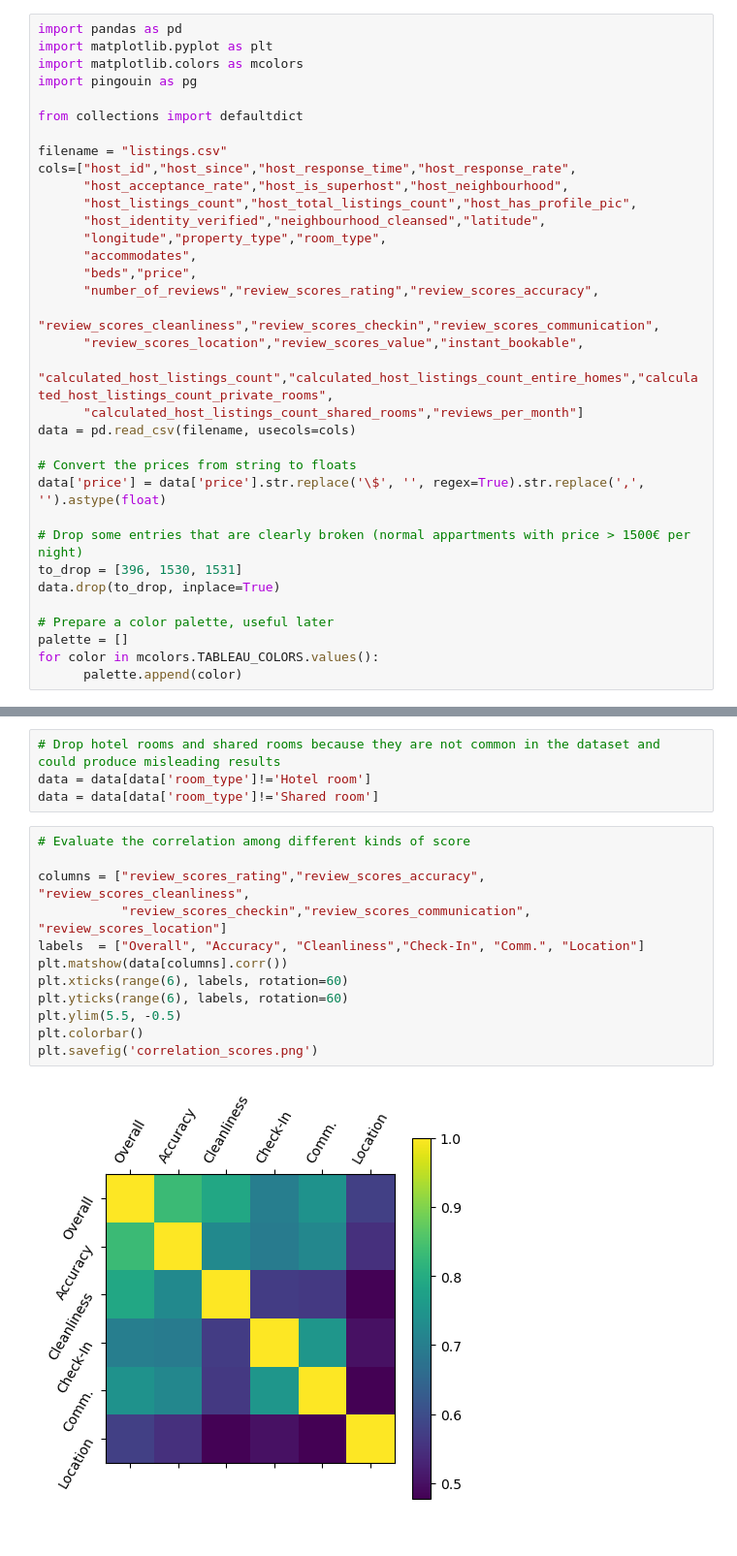
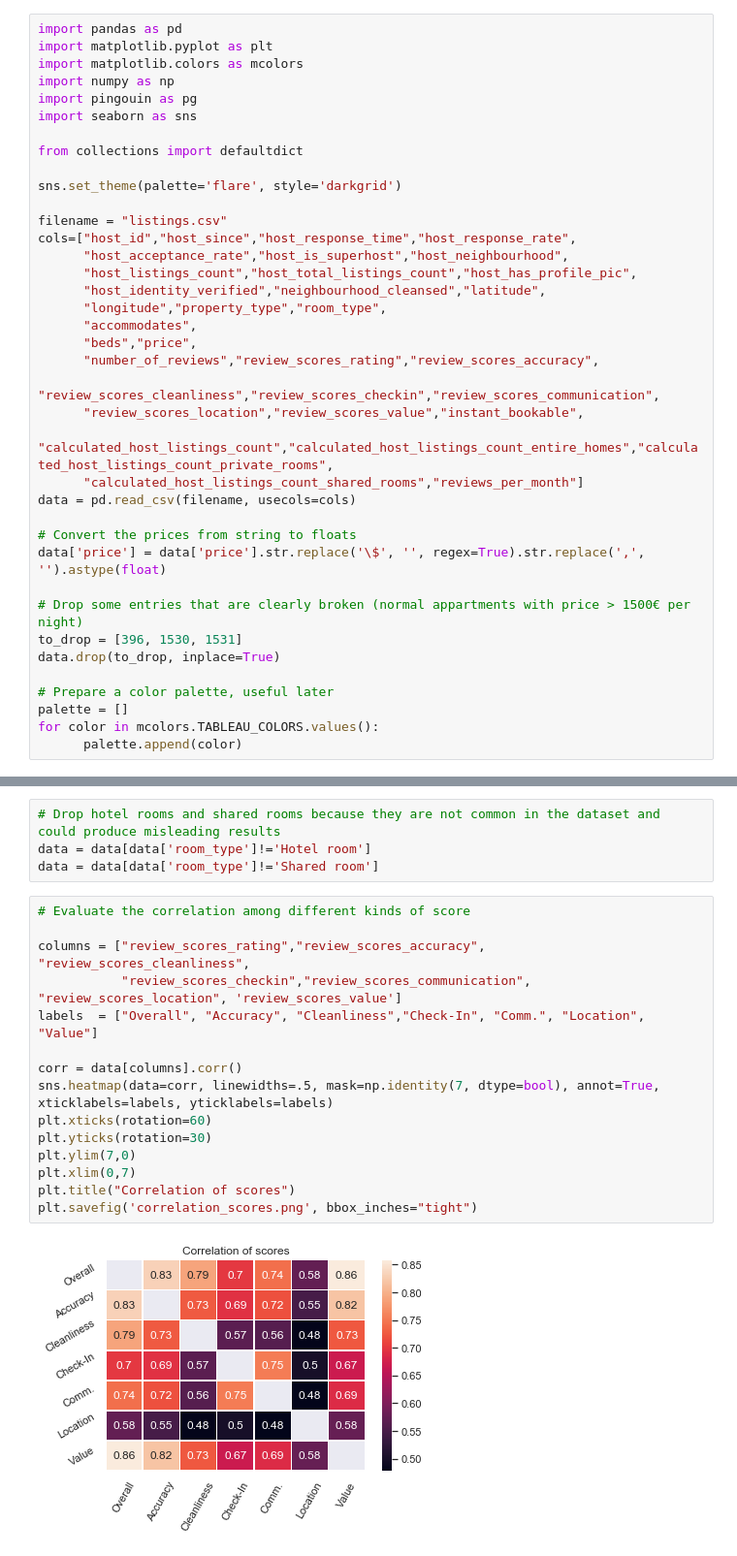
Before and after one commit to AlexLu94/MyDataAnalysisPortfolio, a Jupyter notebook: airbnb_in_brussels/analysis.ipynb, the cells around one changed output, grey strips where cells are left out. Shown at 97% size. Saved outputs shown, nothing was run; the diff lists cells and outputs as text.

```diff
--- a/airbnb_in_brussels/analysis.ipynb
+++ b/airbnb_in_brussels/analysis.ipynb
@@ -79,9 +80,13 @@ We observe that the score assigned to the communication experience is inversely
 import pandas as pd
 import matplotlib.pyplot as plt
 import matplotlib.colors as mcolors
+import numpy as np
 import pingouin as pg
+import seaborn as sns
 
 from collections import defaultdict
+
+sns.set_theme(palette='flare', style='darkgrid')
 
 filename = "listings.csv"
 cols=["host_id","host_since","host_response_time","host_response_rate",
@@ -178,14 +183,17 @@ data = data[data['room_type']!='Shared room']
 # %%
 # Evaluate the correlation among different kinds of score
 
 columns = ["review_scores_rating","review_scores_accuracy", "review_scores_cleanliness",
-           "review_scores_checkin","review_scores_communication", "review_scores_location"]
-labels  = ["Overall", "Accuracy", "Cleanliness","Check-In", "Comm.", "Location"]
-plt.matshow(data[columns].corr())
-plt.xticks(range(6), labels, rotation=60)
-plt.yticks(range(6), labels, rotation=60)
-plt.ylim(5.5, -0.5)
-plt.colorbar()
-plt.savefig('correlation_scores.png')
+           "review_scores_checkin","review_scores_communication", "review_scores_location", 'review_scores_value']
+labels  = ["Overall", "Accuracy", "Cleanliness","Check-In", "Comm.", "Location", "Value"]
+
+corr = data[columns].corr()
+sns.heatmap(data=corr, linewidths=.5, mask=np.identity(7, dtype=bool), annot=True, xticklabels=labels, yticklabels=labels)
+plt.xticks(rotation=60)
+plt.yticks(rotation=30)
+plt.ylim(7,0)
+plt.xlim(0,7)
+plt.title("Correlation of scores")
+plt.savefig('correlation_scores.png', bbox_inches="tight")
 # %% [output]
-[figure, old version]
+[figure, new version]
```
Also changed, not shown: parts of 6 cells of this notebook, 2 other files.
